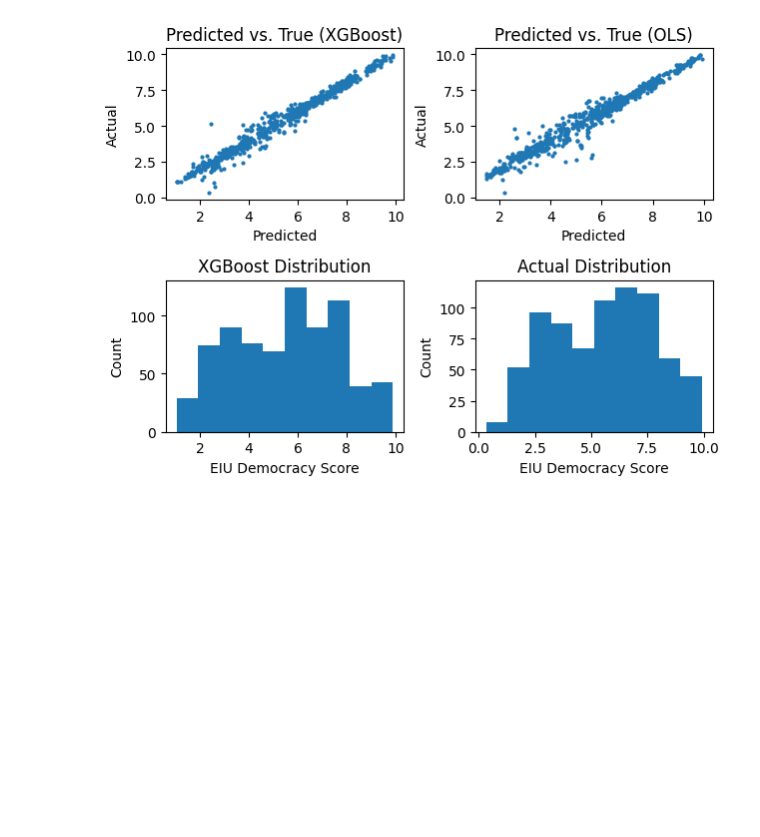
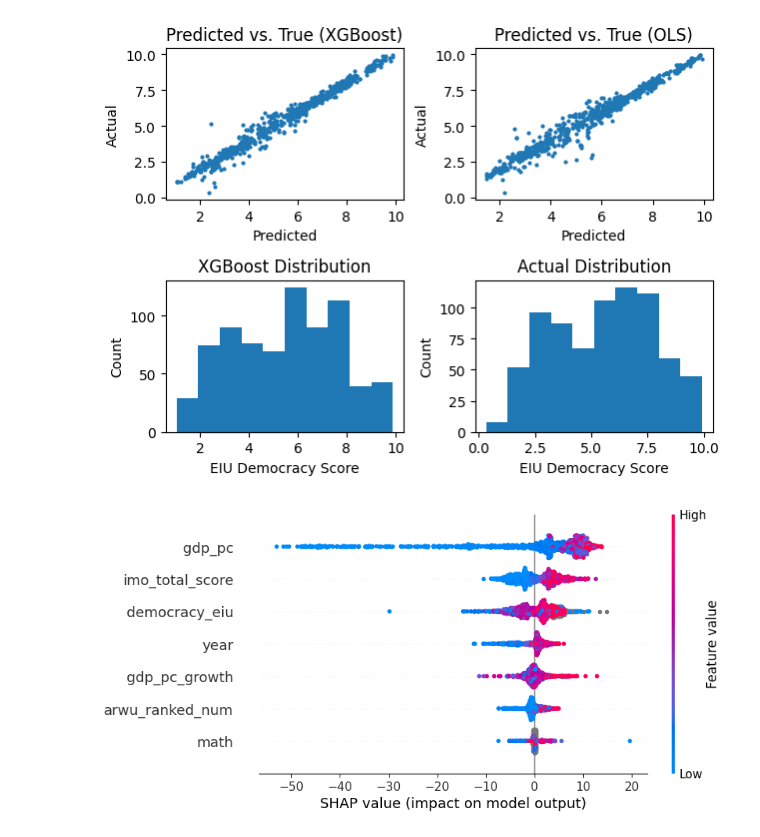
Before and after one commit to jamesxu123/econ442, a Jupyter notebook: build/xgboost.ipynb, the cells around one changed output. Cells and saved outputs as stored; diff of their text form; code cells hidden in the pictures; blank space fills up the shorter version.

```diff
--- a/build/xgboost.ipynb
+++ b/build/xgboost.ipynb
@@ -330,0 +334,7 @@ plt.savefig("eiu_xgboost.png", dpi=400)
+# %%
+explainer_school = shap.Explainer(best, X)
+shap_values_school = explainer_school(X)
+# %%
+shap.plots.beeswarm(shap_values_school[:, :, 0])
+# %% [output]
+[figure, added]
```
Also changed, not shown: parts of 5 cells of this notebook, 15 other files.
